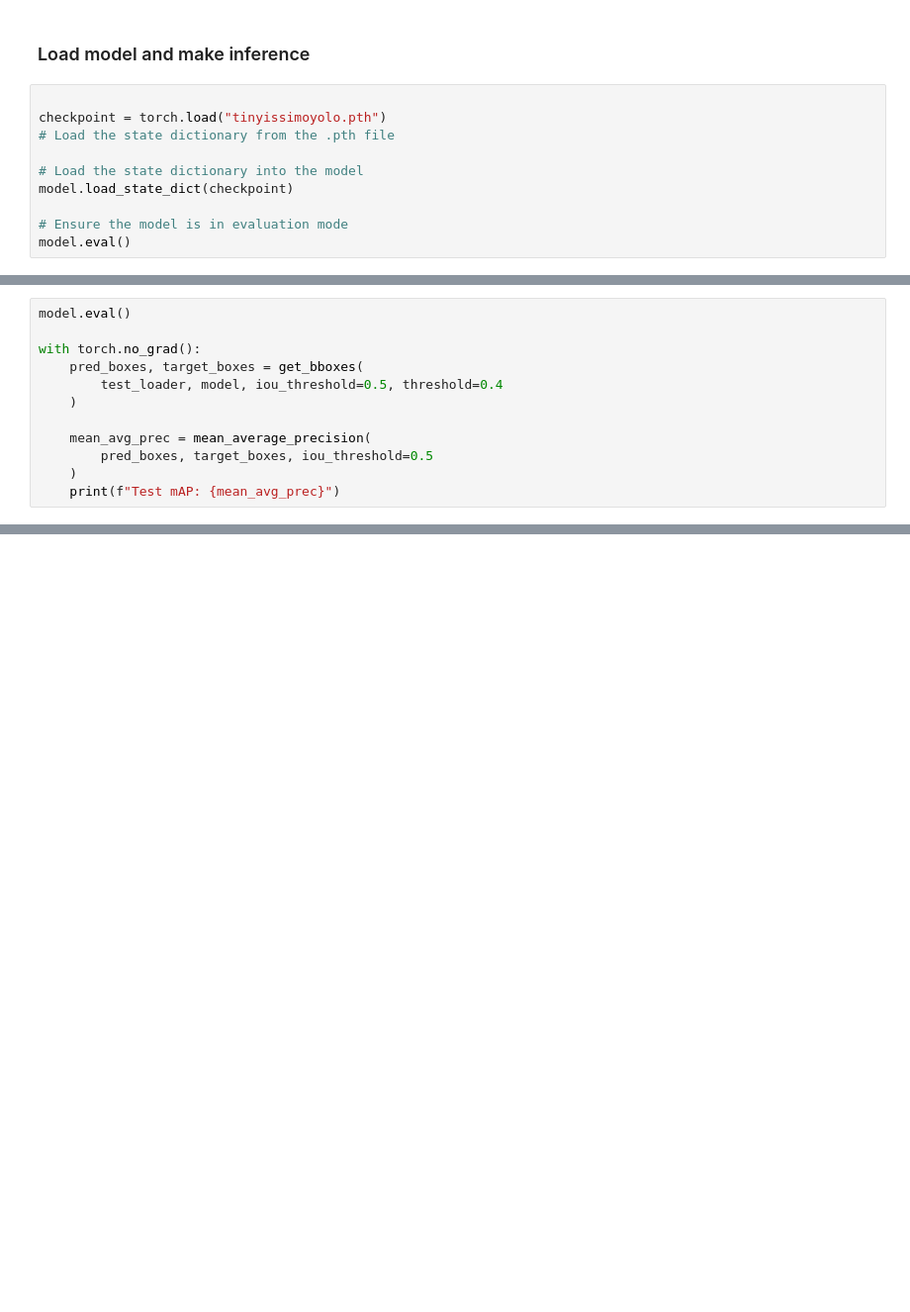
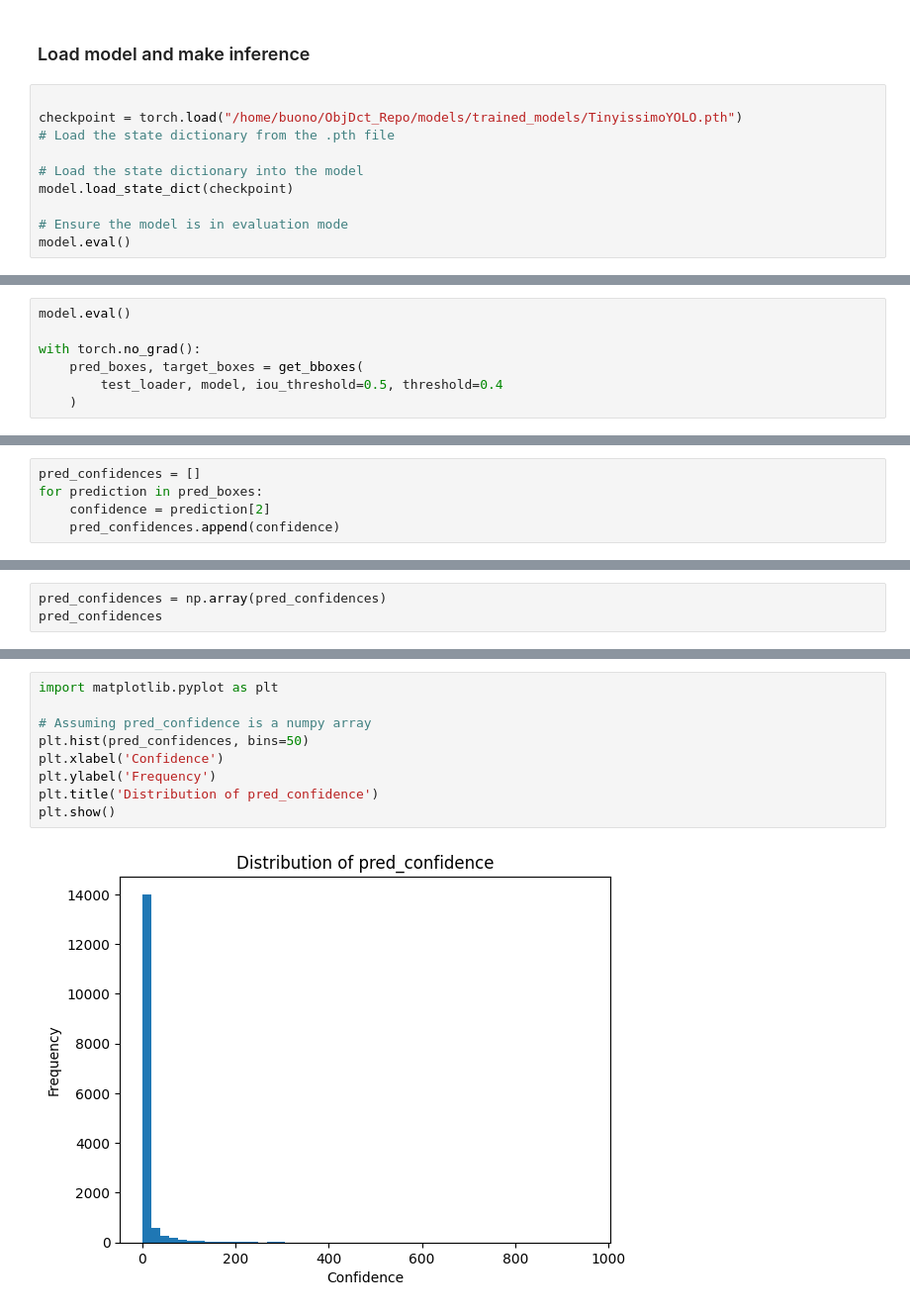
Before and after one commit to salvatorebuono02/ObjDct_Repo, a Jupyter notebook: models/TinyYOLO/TinyissimoYOLO.ipynb, the cells around one changed output, grey strips where cells are left out. Shown at 99% size. Cells and saved outputs as stored; diff of their text form; blank space fills up the shorter version.

```diff
--- a/models/TinyYOLO/TinyissimoYOLO.ipynb
+++ b/models/TinyYOLO/TinyissimoYOLO.ipynb
@@ -804,7 +798,7 @@ torch.save(model.state_dict(), "tinyissimoyolo.pth")
 ### Load model and make inference
 # %%
 
-checkpoint = torch.load("tinyissimoyolo.pth")
+checkpoint = torch.load("/home/buono/ObjDct_Repo/models/trained_models/TinyissimoYOLO.pth")
 # Load the state dictionary from the .pth file
 
 # Load the state dictionary into the model
@@ -837,8 +831,3 @@ with torch.no_grad():
     pred_boxes, target_boxes = get_bboxes(
         test_loader, model, iou_threshold=0.5, threshold=0.4
     )
-
-    mean_avg_prec = mean_average_precision(
-        pred_boxes, target_boxes, iou_threshold=0.5
-    )
-    print(f"Test mAP: {mean_avg_prec}")
@@ -846,0 +848,5 @@ Test mAP: 0.09889210760593414
+# %%
+pred_confidences = []
+for prediction in pred_boxes:
+    confidence = prediction[2]
+    pred_confidences.append(confidence)
@@ -846,0 +873,3 @@ Test mAP: 0.09889210760593414
+# %%
+pred_confidences = np.array(pred_confidences)
+pred_confidences
@@ -846,0 +879,11 @@ Test mAP: 0.09889210760593414
+# %%
+import matplotlib.pyplot as plt
+
+# Assuming pred_confidence is a numpy array
+plt.hist(pred_confidences, bins=50)
+plt.xlabel('Confidence')
+plt.ylabel('Frequency')
+plt.title('Distribution of pred_confidence')
+plt.show()
+# %% [output]
+[figure, added]
```
Also changed, not shown: parts of 15 cells of this notebook, 8 other files.
